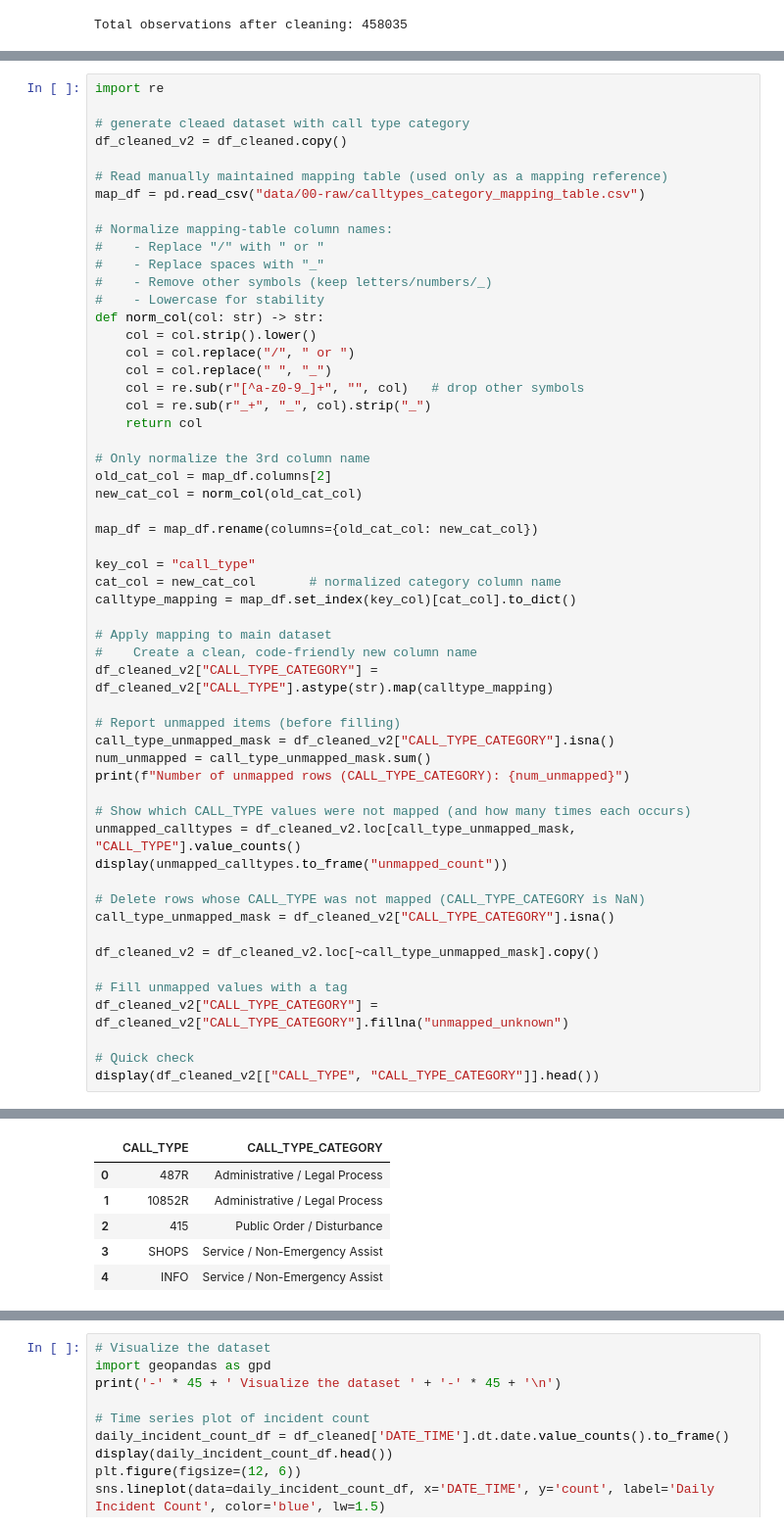
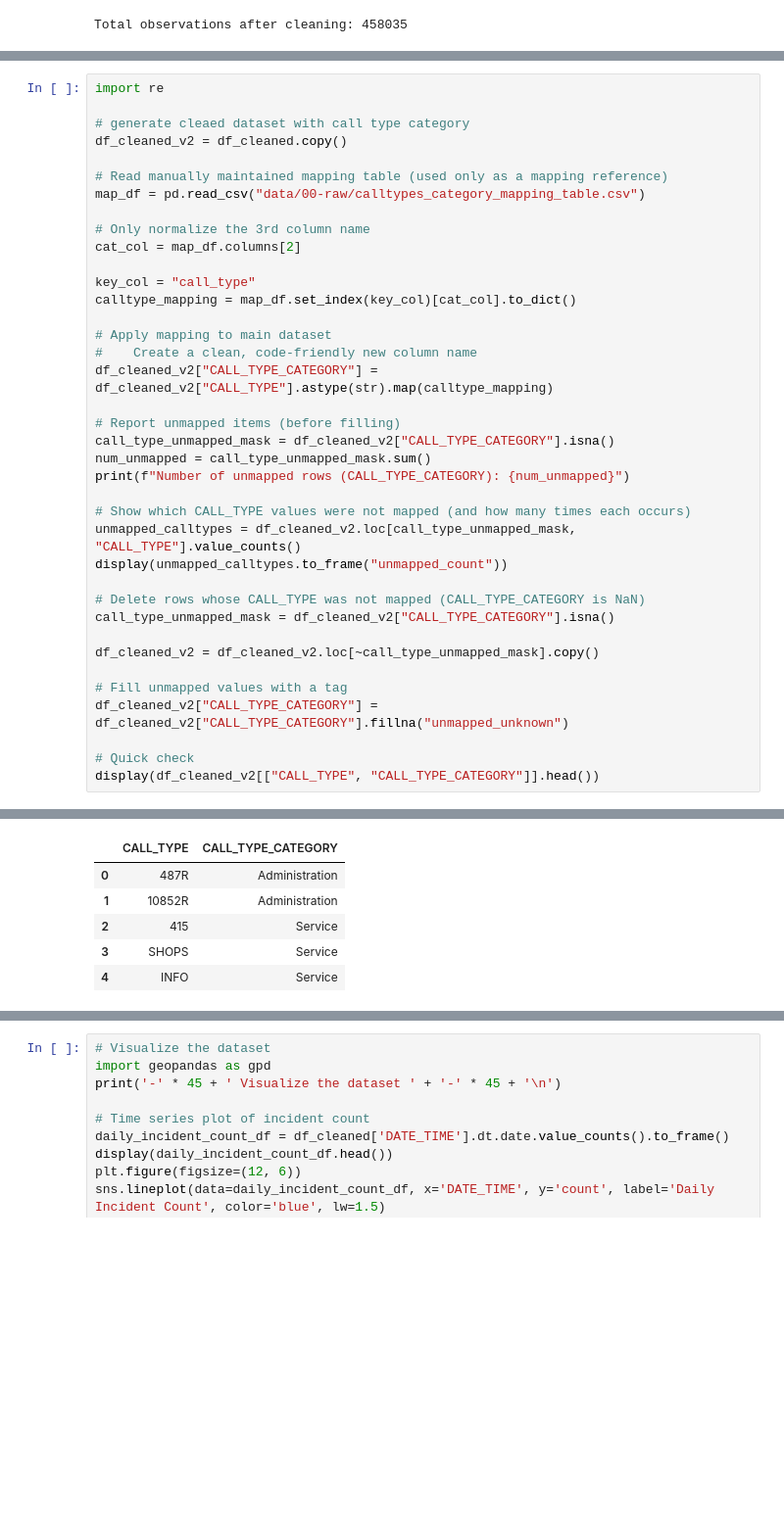
Before and after one commit to BJKin/Analytics-Driven-Resource-Deployment-for-San-Diego-Emergency-Services, a Jupyter notebook: data_pipeline_with_high-level_category_full.ipynb, the cells around one changed output, grey strips where cells are left out. Shown at 98% size. Drawn from its saved outputs; the diff is of its cells as text; blank space fills up the shorter version.

```diff
--- a/data_pipeline_with_high-level_category_full.ipynb
+++ b/data_pipeline_with_high-level_category_full.ipynb
@@ -232,27 +252,10 @@ df_cleaned_v2 = df_cleaned.copy()
 # Read manually maintained mapping table (used only as a mapping reference)
 map_df = pd.read_csv("data/00-raw/calltypes_category_mapping_table.csv")
 
-# Normalize mapping-table column names:
-#    - Replace "/" with " or "
-#    - Replace spaces with "_"
-#    - Remove other symbols (keep letters/numbers/_)
-#    - Lowercase for stability
-def norm_col(col: str) -> str:
-    col = col.strip().lower()
-    col = col.replace("/", " or ")
-    col = col.replace(" ", "_")
-    col = re.sub(r"[^a-z0-9_]+", "", col)   # drop other symbols
-    col = re.sub(r"_+", "_", col).strip("_")
-    return col
-
 # Only normalize the 3rd column name
-old_cat_col = map_df.columns[2]
-new_cat_col = norm_col(old_cat_col)
-
-map_df = map_df.rename(columns={old_cat_col: new_cat_col})
+cat_col = map_df.columns[2]
 
 key_col = "call_type"
-cat_col = new_cat_col       # normalized category column name
 calltype_mapping = map_df.set_index(key_col)[cat_col].to_dict()
 
 # Apply mapping to main dataset
@@ -269,35 +272,35 @@ unmapped_calltypes = df_cleaned_v2.loc[call_type_unmapped_mask, "CALL_TYPE"].val
 display(unmapped_calltypes.to_frame("unmapped_count"))
 
 # Delete rows whose CALL_TYPE was not mapped (CALL_TYPE_CATEGORY is NaN)
 call_type_unmapped_mask = df_cleaned_v2["CALL_TYPE_CATEGORY"].isna()
 
 df_cleaned_v2 = df_cleaned_v2.loc[~call_type_unmapped_mask].copy()
 
 # Fill unmapped values with a tag
 df_cleaned_v2["CALL_TYPE_CATEGORY"] = df_cleaned_v2["CALL_TYPE_CATEGORY"].fillna("unmapped_unknown")
 
 # Quick check
 display(df_cleaned_v2[["CALL_TYPE", "CALL_TYPE_CATEGORY"]].head())
 # %% [output]
 Number of unmapped rows (CALL_TYPE_CATEGORY): 8488
 |  | unmapped_count |
 | CALL_TYPE |  |
 | 11-8 | 3380 |
 | CDCC | 1521 |
 | 11-6 | 1272 |
 | 11-7 | 1049 |
 | LPR-1085 | 588 |
 | SVO | 423 |
 | LPR | 212 |
 | LPR-SUSP | 20 |
 | LPR-AU | 17 |
 | GVRO | 2 |
 | LPR-MP | 2 |
 | DRAGNET- | 1 |
 | 653X | 1 |
 |  | CALL_TYPE | CALL_TYPE_CATEGORY |
-| 0 | 487R | Administrative / Legal Process |
-| 1 | 10852R | Administrative / Legal Process |
-| 2 | 415 | Public Order / Disturbance |
-| 3 | SHOPS | Service / Non-Emergency Assist |
-| 4 | INFO | Service / Non-Emergency Assist |
+| 0 | 487R | Administration |
+| 1 | 10852R | Administration |
+| 2 | 415 | Service |
+| 3 | SHOPS | Service |
+| 4 | INFO | Service |
```
Also changed, not shown: parts of 20 cells of this notebook.
